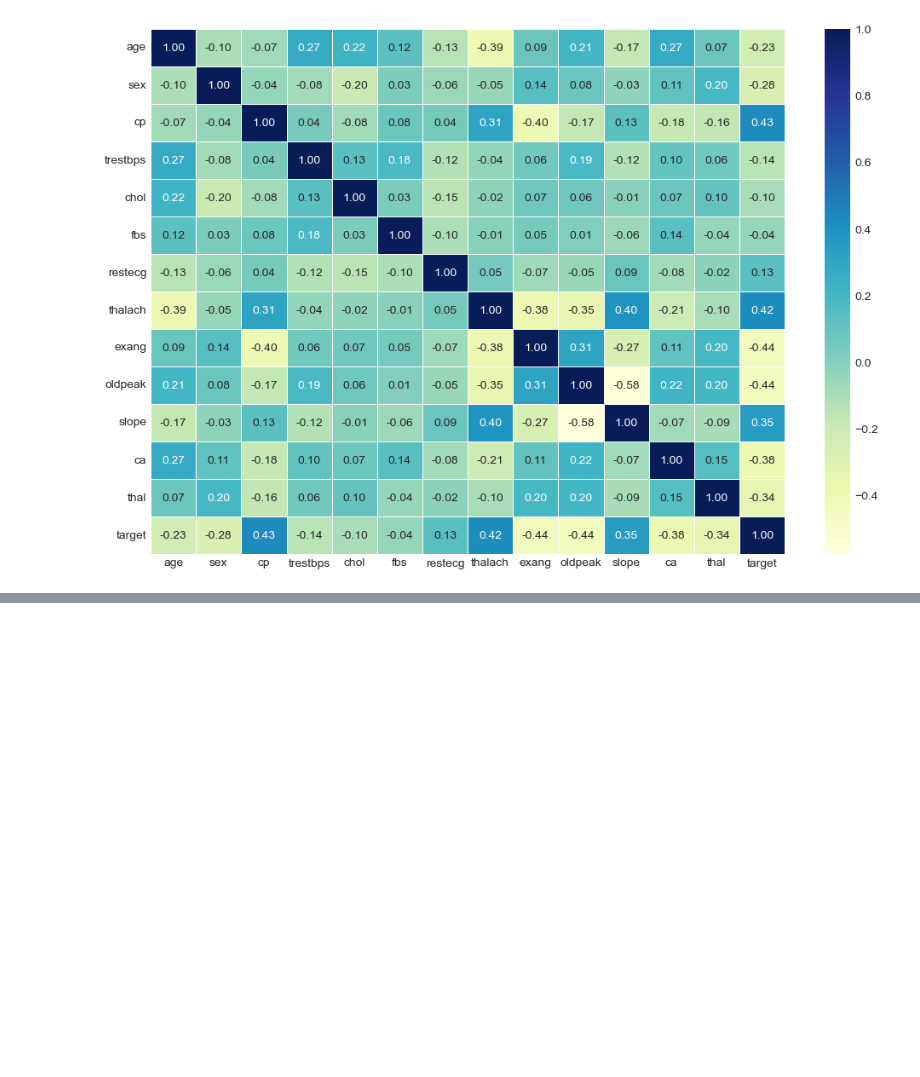
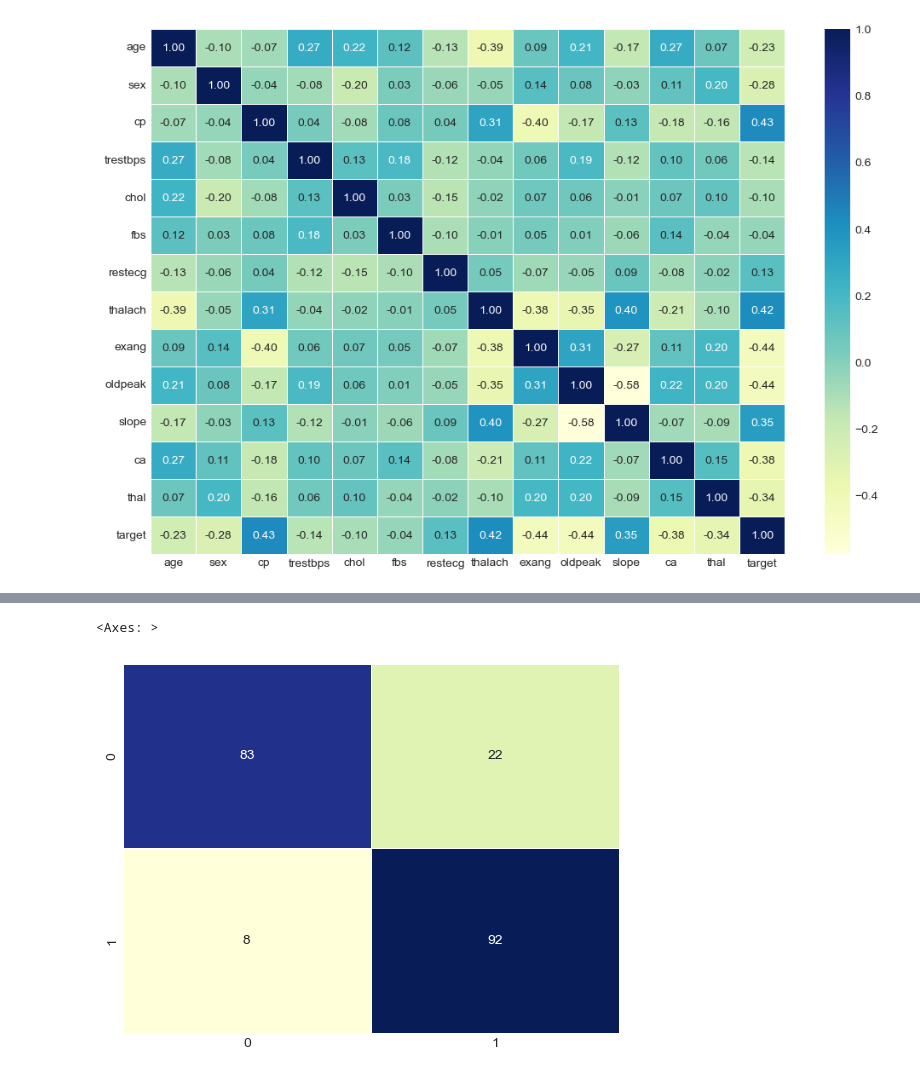
Before and after one commit to msnkr/heart_disease, a Jupyter notebook: heart-disease-classification.ipynb, the cells around one changed output, grey strips where cells are left out. Drawn from its saved outputs; the diff is of its cells as text; code cells hidden in the pictures; blank space fills up the shorter version.

```diff
--- a/heart-disease-classification.ipynb
+++ b/heart-disease-classification.ipynb
@@ -271,0 +307,6 @@ rf_grid = {"n_estimators": np.arange(10, 1000, 50),
+# %%
+cm = confusion_matrix(y_test, y_preds)
+sn.heatmap(cm, annot=True, linewidths=0.5, cmap="YlGnBu", cbar=False)
+# %% [output]
+<Axes: >
+[figure, added]
```
Also changed, not shown: parts of 18 cells of this notebook.
